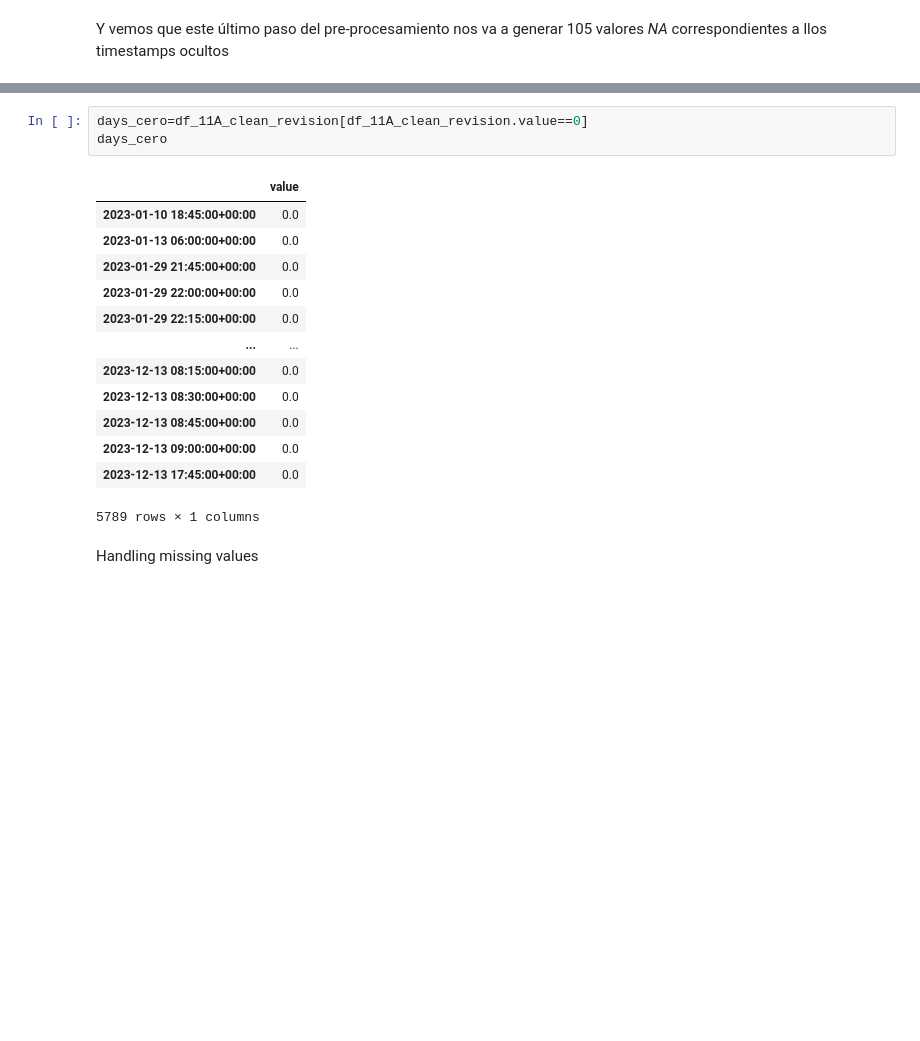
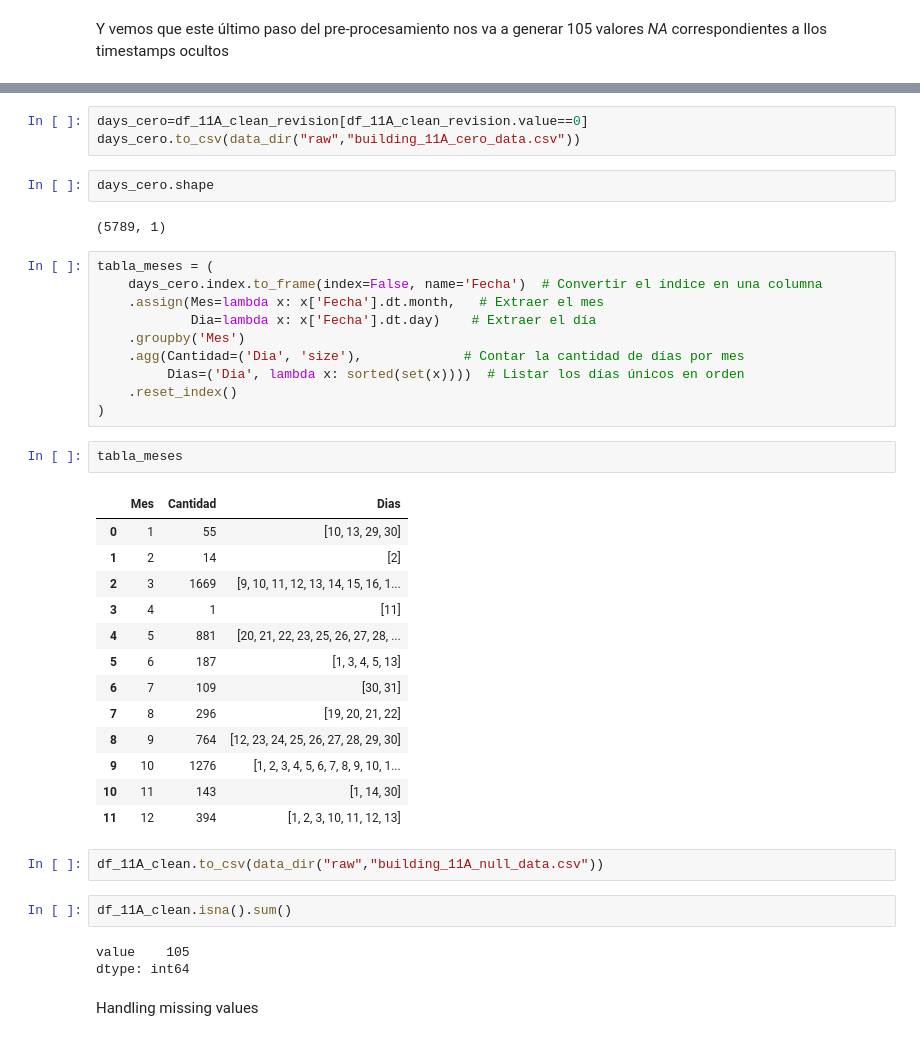
Before and after one commit to kesant/lightweight_clustered_energy_forecasts, a Jupyter notebook: notebooks/11A/0.0_kjst_preparacion_datos.ipynb, the cells around one changed output, grey strips where cells are left out. Saved outputs shown, nothing was run; the diff lists cells and outputs as text; blank space fills up the shorter version.

```diff
--- a/notebooks/11A/0.0_kjst_preparacion_datos.ipynb
+++ b/notebooks/11A/0.0_kjst_preparacion_datos.ipynb
@@ -242,20 +254,43 @@ df_11_nulos=df_11A_clean_revision[df_11A_clean_revision.value.isna()]
 # %%
 days_cero=df_11A_clean_revision[df_11A_clean_revision.value==0]
-days_cero
+days_cero.to_csv(data_dir("raw","building_11A_cero_data.csv"))
-# %% [output]
-|  | value |
-| 2023-01-10 18:45:00+00:00 | 0.0 |
-| 2023-01-13 06:00:00+00:00 | 0.0 |
-| 2023-01-29 21:45:00+00:00 | 0.0 |
-| 2023-01-29 22:00:00+00:00 | 0.0 |
-| 2023-01-29 22:15:00+00:00 | 0.0 |
-| ... | ... |
-| 2023-12-13 08:15:00+00:00 | 0.0 |
-| 2023-12-13 08:30:00+00:00 | 0.0 |
-| 2023-12-13 08:45:00+00:00 | 0.0 |
-| 2023-12-13 09:00:00+00:00 | 0.0 |
-| 2023-12-13 17:45:00+00:00 | 0.0 |
-5789 rows × 1 columns
+# %%
+days_cero.shape
+# %% [output]
+(5789, 1)
+# %%
+tabla_meses = (
+    days_cero.index.to_frame(index=False, name='Fecha')  # Convertir el índice en una columna
+    .assign(Mes=lambda x: x['Fecha'].dt.month,   # Extraer el mes
+            Dia=lambda x: x['Fecha'].dt.day)    # Extraer el día
+    .groupby('Mes')
+    .agg(Cantidad=('Dia', 'size'),             # Contar la cantidad de días por mes
+         Dias=('Dia', lambda x: sorted(set(x))))  # Listar los días únicos en orden
+    .reset_index()
+)
+# %%
+tabla_meses
+# %% [output]
+|  | Mes | Cantidad | Dias |
+| 0 | 1 | 55 | [10, 13, 29, 30] |
+| 1 | 2 | 14 | [2] |
+| 2 | 3 | 1669 | [9, 10, 11, 12, 13, 14, 15, 16, 1... |
+| 3 | 4 | 1 | [11] |
+| 4 | 5 | 881 | [20, 21, 22, 23, 25, 26, 27, 28, ... |
+| 5 | 6 | 187 | [1, 3, 4, 5, 13] |
+| 6 | 7 | 109 | [30, 31] |
+| 7 | 8 | 296 | [19, 20, 21, 22] |
+| 8 | 9 | 764 | [12, 23, 24, 25, 26, 27, 28, 29, 30] |
+| 9 | 10 | 1276 | [1, 2, 3, 4, 5, 6, 7, 8, 9, 10, 1... |
+| 10 | 11 | 143 | [1, 14, 30] |
+| 11 | 12 | 394 | [1, 2, 3, 10, 11, 12, 13] |
+# %%
+df_11A_clean.to_csv(data_dir("raw","building_11A_null_data.csv"))
+# %%
+df_11A_clean.isna().sum()
+# %% [output]
+value    105
+dtype: int64
 # %% [markdown]
 Handling missing values
 # %%
```
Also changed, not shown: parts of 4 cells of this notebook, 4 other files.
